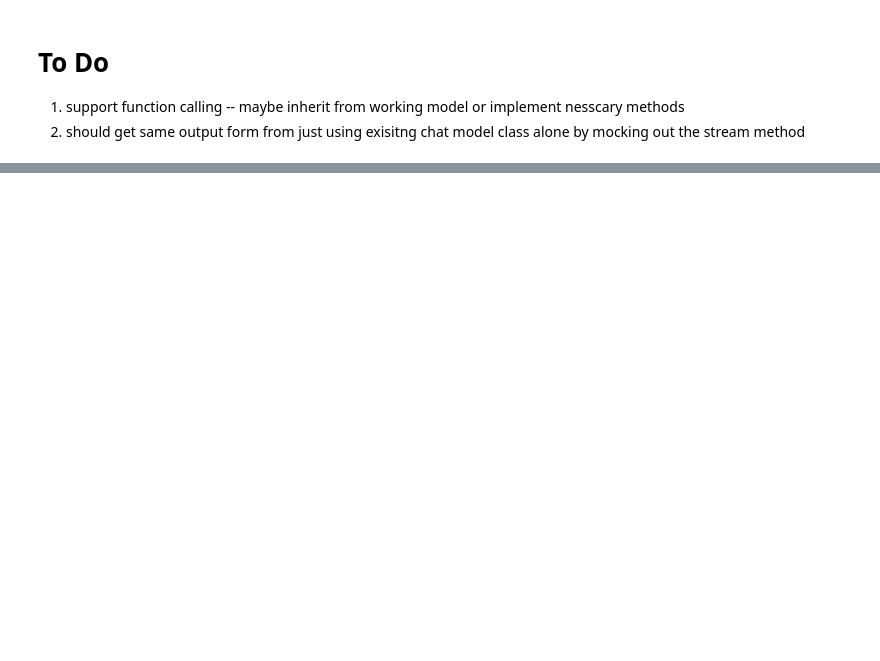
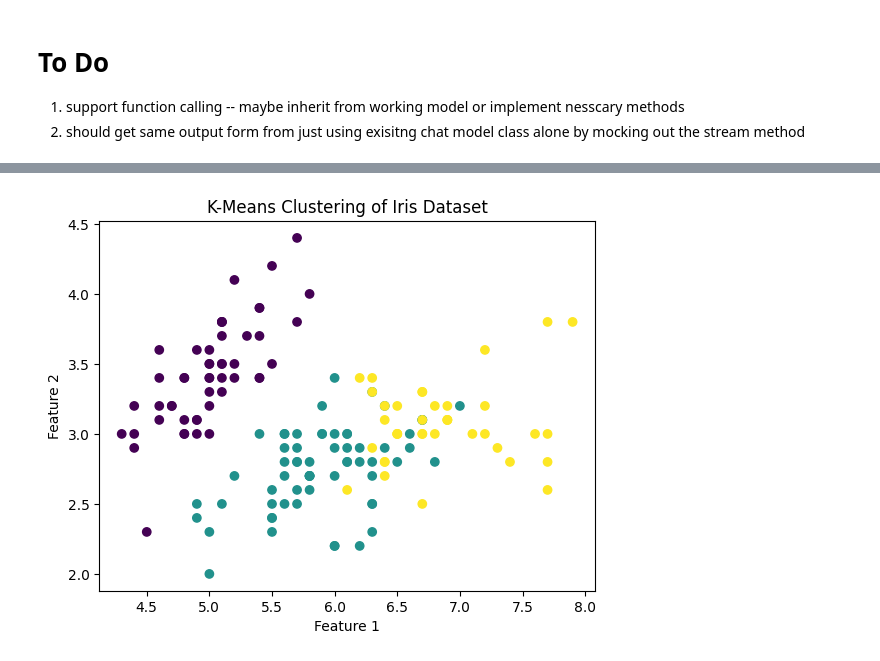
Before and after one commit to mvanniasingheTT/LLM_Agent, a Jupyter notebook: test_langchain.ipynb, the cells around one changed output, grey strips where cells are left out. Saved outputs shown, nothing was run; the diff lists cells and outputs as text; code cells hidden in the pictures; blank space fills up the shorter version.

````diff
--- a/test_langchain.ipynb
+++ b/test_langchain.ipynb
@@ -56,0 +841,18 @@ config = {"configurable": {"thread_id": "abc123"}}
+# %%
+from langchain_groq import ChatGroq
+from langgraph.checkpoint.memory import MemorySaver
+# from langgraph.prebuilt import create_react_agent
+from langchain_community.tools.tavily_search import TavilySearchResults
+os.environ["TAVILY_API_KEY"] = "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"
+os.environ["E2B_API_KEY"] = "e2b_714d3ff98cf135c5d0d6cb39e07fe6e03b5203e7"
+os.environ["GROQ_API_KEY"] = "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"
+memory = MemorySaver()
+llm = ChatGroq(model="llama3-70b-8192")
+search = TavilySearchResults(
+    max_results=5,
+    include_answer=True,
+    include_raw_content=True,
+    include_images=True)
+
+tools = [search]
+config = {"configurable": {"thread_id": "cde456"}}
@@ -56,0 +929,5 @@ config = {"configurable": {"thread_id": "abc123"}}
+# %%
+result = agent_executor.invoke({"input": " do a kmeans plot of the iris dataset, remember no ``` when running code"})
+
+
+code_interpreter.close()
@@ -56,0 +968,4 @@ config = {"configurable": {"thread_id": "abc123"}}
+# %%
+result["intermediate_steps"][-1][1]["results"][1]
+# %% [output]
+[figure, added]
````
Also changed, not shown: parts of 41 cells of this notebook, 7 other files.
